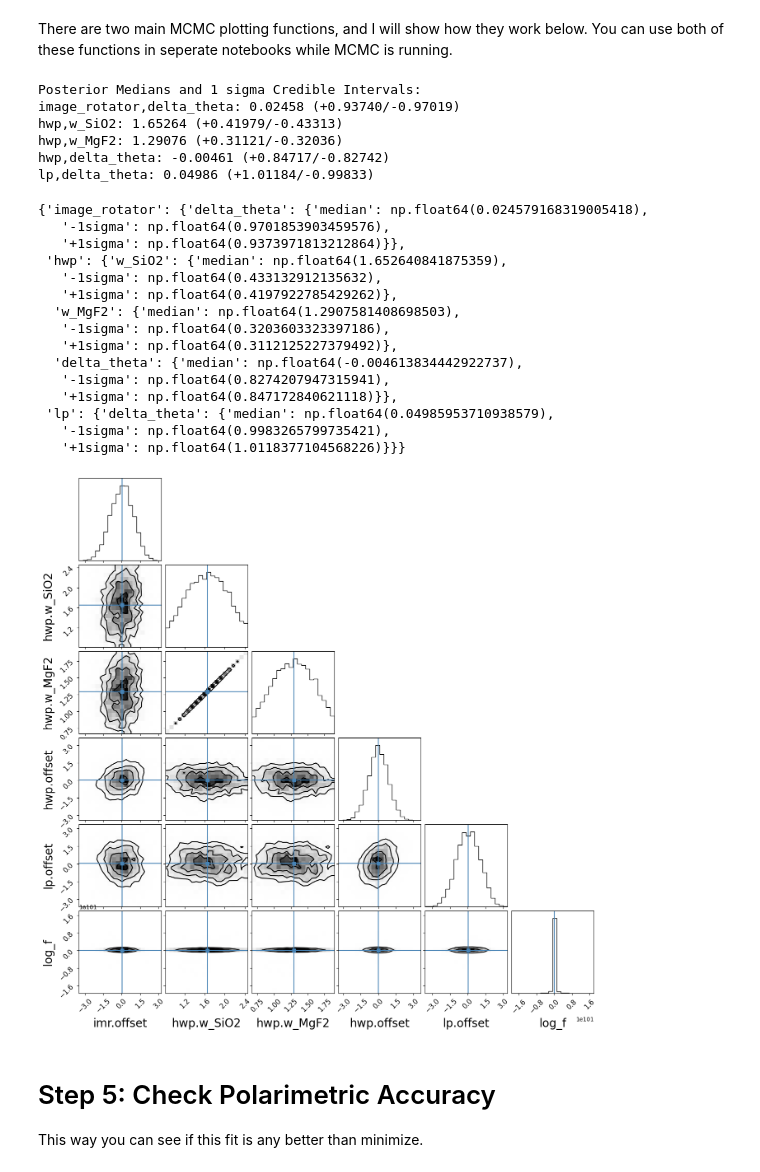
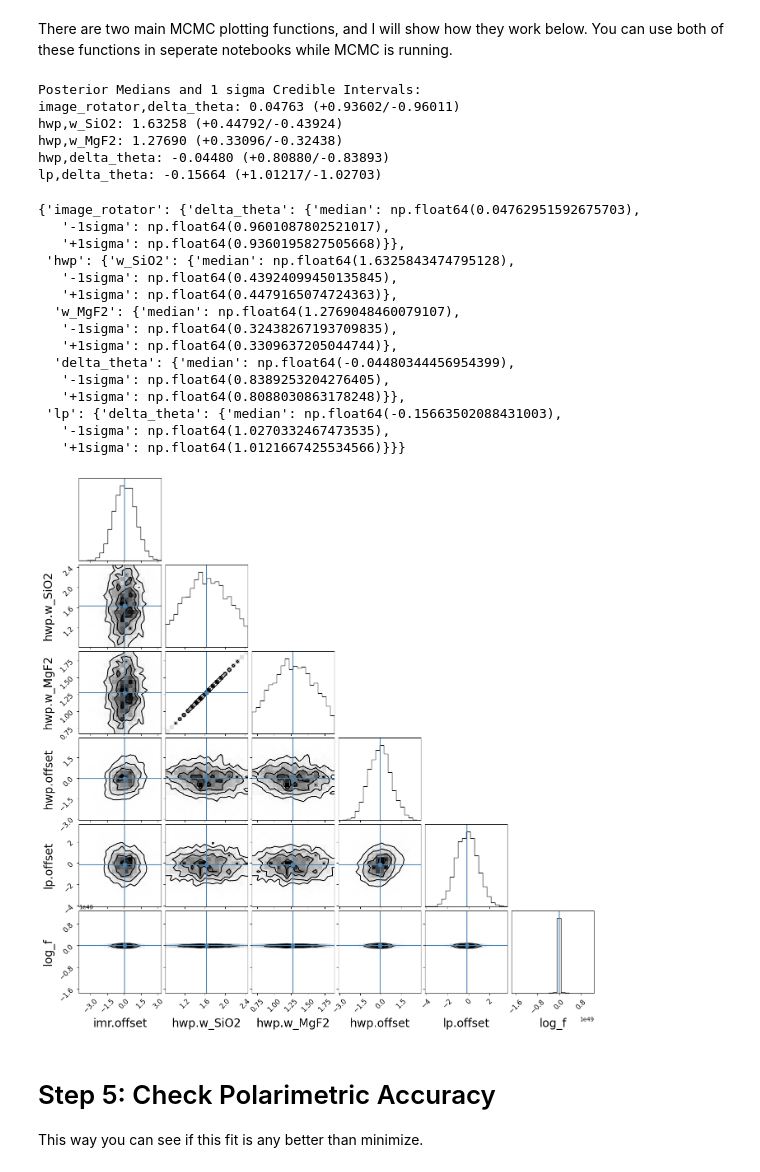
Before and after one commit to UCSB-Exoplanet-Polarimetry-Lab/pyPolCal, a Jupyter notebook: pyPolCal/tutorial_notebooks/CHARIS_fitting_tutorial/3b_optional_mcmc.ipynb, the cells around one changed output. Saved outputs shown, nothing was run; the diff lists cells and outputs as text; code cells hidden in the pictures.

```diff
--- a/pyPolCal/tutorial_notebooks/CHARIS_fitting_tutorial/3b_optional_mcmc.ipynb
+++ b/pyPolCal/tutorial_notebooks/CHARIS_fitting_tutorial/3b_optional_mcmc.ipynb
@@ -142,29 +158,29 @@ There are two main MCMC plotting functions, and I will show how they work below.
 
 from pyPolCal.plotting import summarize_median_posterior
 output_h5 = 'mcmc_tutorial_output.h5'
-summarize_median_posterior(output_h5,p0_dict,step_range=(6000,7000))
+summarize_median_posterior(output_h5,p0_dict,step_range=(2000,3000))
 # %% [output]
 Posterior Medians and 1 sigma Credible Intervals:
-image_rotator,delta_theta: 0.02458 (+0.93740/-0.97019)
-hwp,w_SiO2: 1.65264 (+0.41979/-0.43313)
-hwp,w_MgF2: 1.29076 (+0.31121/-0.32036)
-hwp,delta_theta: -0.00461 (+0.84717/-0.82742)
-lp,delta_theta: 0.04986 (+1.01184/-0.99833)
+image_rotator,delta_theta: 0.04763 (+0.93602/-0.96011)
+hwp,w_SiO2: 1.63258 (+0.44792/-0.43924)
+hwp,w_MgF2: 1.27690 (+0.33096/-0.32438)
+hwp,delta_theta: -0.04480 (+0.80880/-0.83893)
+lp,delta_theta: -0.15664 (+1.01217/-1.02703)
-{'image_rotator': {'delta_theta': {'median': np.float64(0.024579168319005418),
-   '-1sigma': np.float64(0.9701853903459576),
-   '+1sigma': np.float64(0.9373971813212864)}},
- 'hwp': {'w_SiO2': {'median': np.float64(1.652640841875359),
-   '-1sigma': np.float64(0.433132912135632),
-   '+1sigma': np.float64(0.4197922785429262)},
-  'w_MgF2': {'median': np.float64(1.2907581408698503),
-   '-1sigma': np.float64(0.3203603323397186),
-   '+1sigma': np.float64(0.3112125227379492)},
-  'delta_theta': {'median': np.float64(-0.004613834442922737),
-   '-1sigma': np.float64(0.8274207947315941),
-   '+1sigma': np.float64(0.847172840621118)}},
- 'lp': {'delta_theta': {'median': np.float64(0.04985953710938579),
-   '-1sigma': np.float64(0.9983265799735421),
-   '+1sigma': np.float64(1.0118377104568226)}}}
+{'image_rotator': {'delta_theta': {'median': np.float64(0.04762951592675703),
+   '-1sigma': np.float64(0.9601087802521017),
+   '+1sigma': np.float64(0.9360195827505668)}},
+ 'hwp': {'w_SiO2': {'median': np.float64(1.6325843474795128),
+   '-1sigma': np.float64(0.43924099450135845),
+   '+1sigma': np.float64(0.4479165074724363)},
+  'w_MgF2': {'median': np.float64(1.2769048460079107),
+   '-1sigma': np.float64(0.32438267193709835),
+   '+1sigma': np.float64(0.3309637205044744)},
+  'delta_theta': {'median': np.float64(-0.04480344456954399),
+   '-1sigma': np.float64(0.8389253204276405),
+   '+1sigma': np.float64(0.8088030863178248)}},
+ 'lp': {'delta_theta': {'median': np.float64(-0.15663502088431003),
+   '-1sigma': np.float64(1.0270332467473535),
+   '+1sigma': np.float64(1.0121667425534566)}}}
 # %%
 # This next function loads chains and param names, but it needs a p0_dict written
 # to a .json or .txt file to specify what parameters to plot
@@ -174,10 +190,10 @@ with open('mcmc_p0.json', 'w') as f:
 # %%
 # First you need to get the chains and labels, then you can create a corner plot
 from pyPolCal.plotting import plot_corner_flat, load_chain_and_labels
 chain, names = load_chain_and_labels('mcmc_tutorial_output.h5', 'mcmc_p0.json', include_logf=True)
-fig, ax = plot_corner_flat(chain, names, step_range=(6000,7000))
+fig, ax = plot_corner_flat(chain, names, step_range=(2000,3000))
 # %% [output]
-[figure, old version]
+[figure, new version]
 # %% [markdown]
 # Step 5: Check Polarimetric Accuracy
 This way you can see if this fit is any better than minimize.
```
Also changed, not shown: parts of 4 cells of this notebook, 30 other files.
